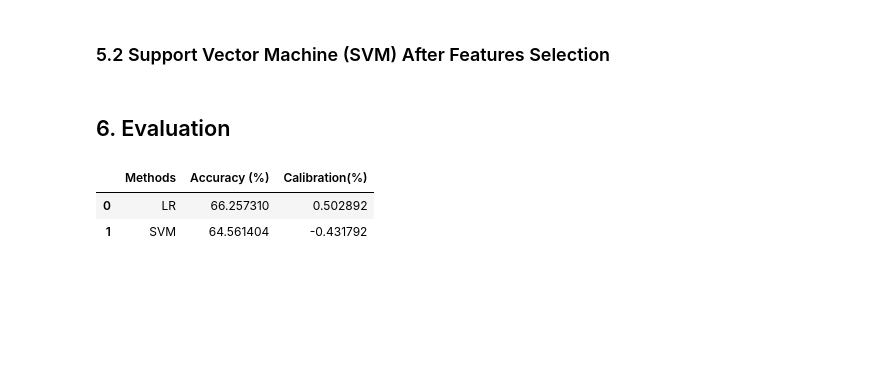
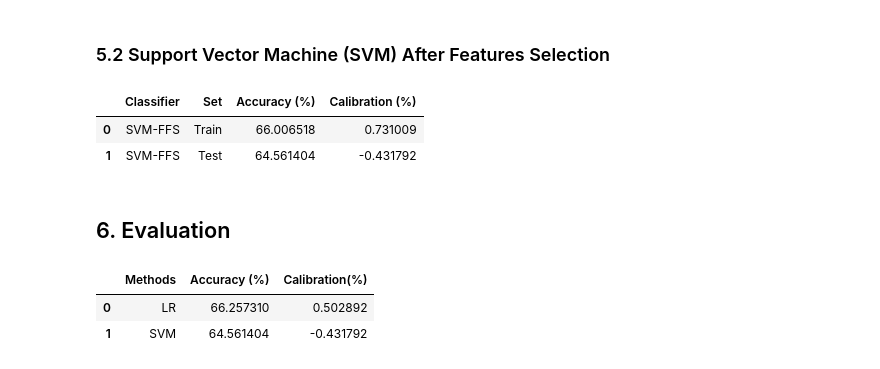
Before and after one commit to TZstatsADS/fall2022-project4-prj4-group6, a Jupyter notebook: doc/main-yayuan.ipynb, the cells around one changed output. Drawn from its saved outputs; the diff is of its cells as text; code cells hidden in the pictures; blank space fills up the shorter version.

```diff
--- a/doc/main-yayuan.ipynb
+++ b/doc/main-yayuan.ipynb
@@ -163,3 +214,16 @@ pd.DataFrame(summary_svm)
+# %%
+# code
+svm_model = SVC(kernel = 'linear', probability = True)
+clf = svm_model.fit(x_train, y_train)
+results_svm_ffs = {"Classifier": ["SVM-FFS", "SVM-FFS"],
+                   "Set": ["Train", "Test"],
+                   "Accuracy (%)": [clf.score(x_train, y_train)*100, clf.score(x_test, y_test)*100],
+                   "Calibration (%)": [MyCalibration(race_train, clf.predict(x_train), y_train), MyCalibration(race_test, clf.predict(x_test), y_test)]}
+pd.DataFrame(results_svm_ffs)
+# %% [output]
+|  | Classifier | Set | Accuracy (%) | Calibration (%) |
+| 0 | SVM-FFS | Train | 66.006518 | 0.731009 |
+| 1 | SVM-FFS | Test | 64.561404 | -0.431792 |
 # %% [markdown]
 ## 6. Evaluation
 # %%
```
Also changed, not shown: parts of 8 cells of this notebook.
